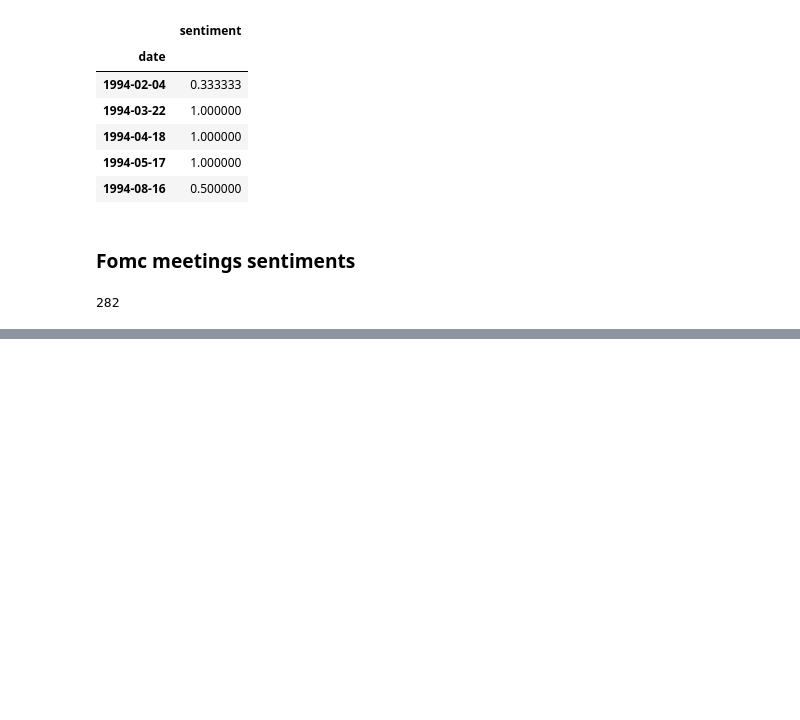
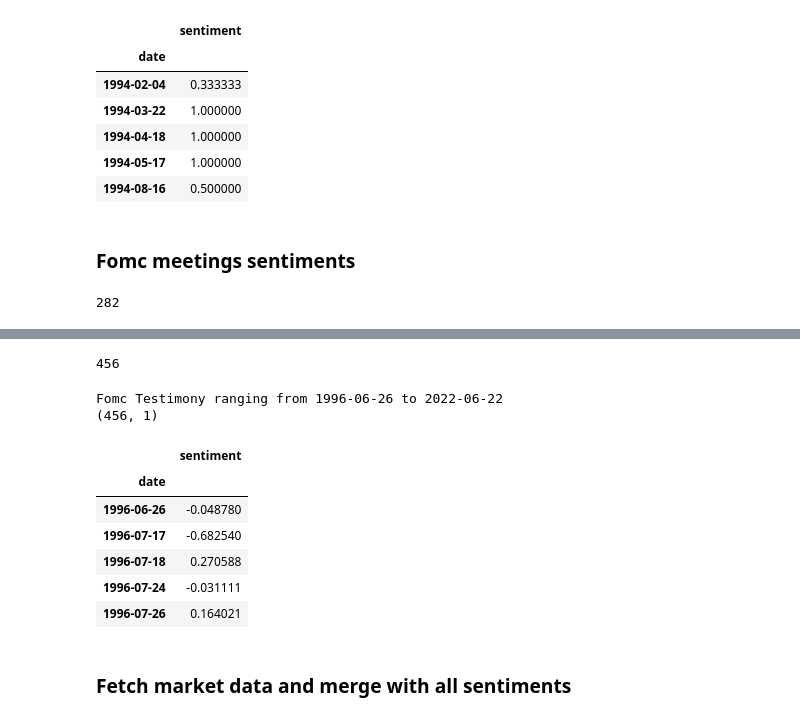
Before and after one commit to SenecalJF/datathon2022, a Jupyter notebook: jupyternotebooks/pierre.ipynb, the cells around one changed output, grey strips where cells are left out. Drawn from its saved outputs; the diff is of its cells as text; code cells hidden in the pictures; blank space fills up the shorter version.

```diff
--- a/jupyternotebooks/pierre.ipynb
+++ b/jupyternotebooks/pierre.ipynb
@@ -623,0 +756,41 @@ fomc_meetings_df.head()
+# %%
+fomc_testimony_path = "../data/dataset/FOMC/testimony.csv"
+fomc_testimony_df = pd.read_csv(fomc_testimony_path, index_col=0)
+
+Data = fomc_testimony_df
+print(len(Data))
+temp = [tone_count_with_negation_check(lmdict,x) for x in Data.contents]
+temp = pd.DataFrame(temp)
+
+Data['wordcount'] = temp.iloc[:,0].values
+Data['NPositiveWords'] = temp.iloc[:,1].values
+Data['NNegativeWords'] = temp.iloc[:,2].values
+
+#Sentiment Score normalized by the number of words
+Data['sentiment'] = (Data['NPositiveWords'] - Data['NNegativeWords']) / (Data['NPositiveWords'] + Data['NNegativeWords'])
+
+Data['Poswords'] = temp.iloc[:,3].values
+Data['Negwords'] = temp.iloc[:,4].values
+fomc_testimony_df = Data
+#fomc_testimony_df.head()
+# %% [output]
+456
+# %%
+fomc_testimony_df = fomc_testimony_df.set_index('date')
+fomc_testimony_df.sort_index(inplace=True)
+fomc_testimony_df = fomc_testimony_df.drop(["title", "speaker", "contents", "wordcount", "NPositiveWords", "NNegativeWords", "Poswords", "Negwords"], axis=1)
+print(f"Fomc Testimony ranging from {fomc_testimony_df.index[0]} to {fomc_testimony_df.index[-1]}")
+print(fomc_testimony_df.shape)
+fomc_testimony_df.head()
+# %% [output]
+Fomc Testimony ranging from 1996-06-26 to 2022-06-22
+(456, 1)
+|  | sentiment |
+| date |  |
+| 1996-06-26 | -0.048780 |
+| 1996-07-17 | -0.682540 |
+| 1996-07-18 | 0.270588 |
+| 1996-07-24 | -0.031111 |
+| 1996-07-26 | 0.164021 |
+# %% [markdown]
+### Fetch market data and merge with all sentiments
```
Also changed, not shown: parts of 24 cells of this notebook.
